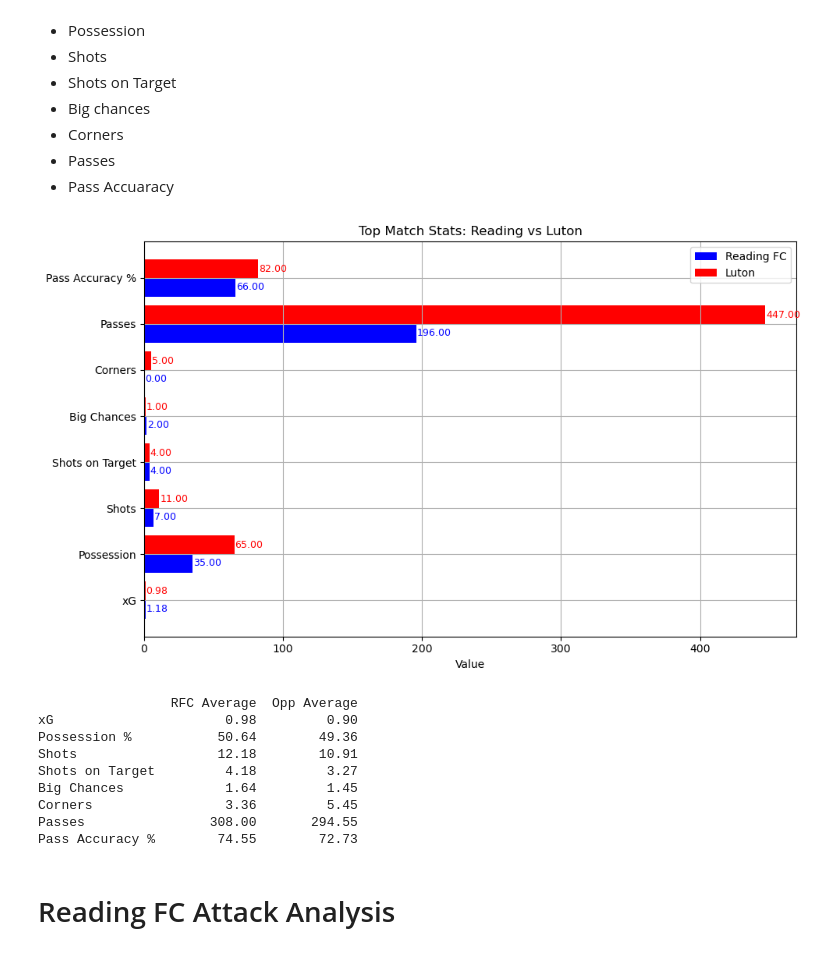
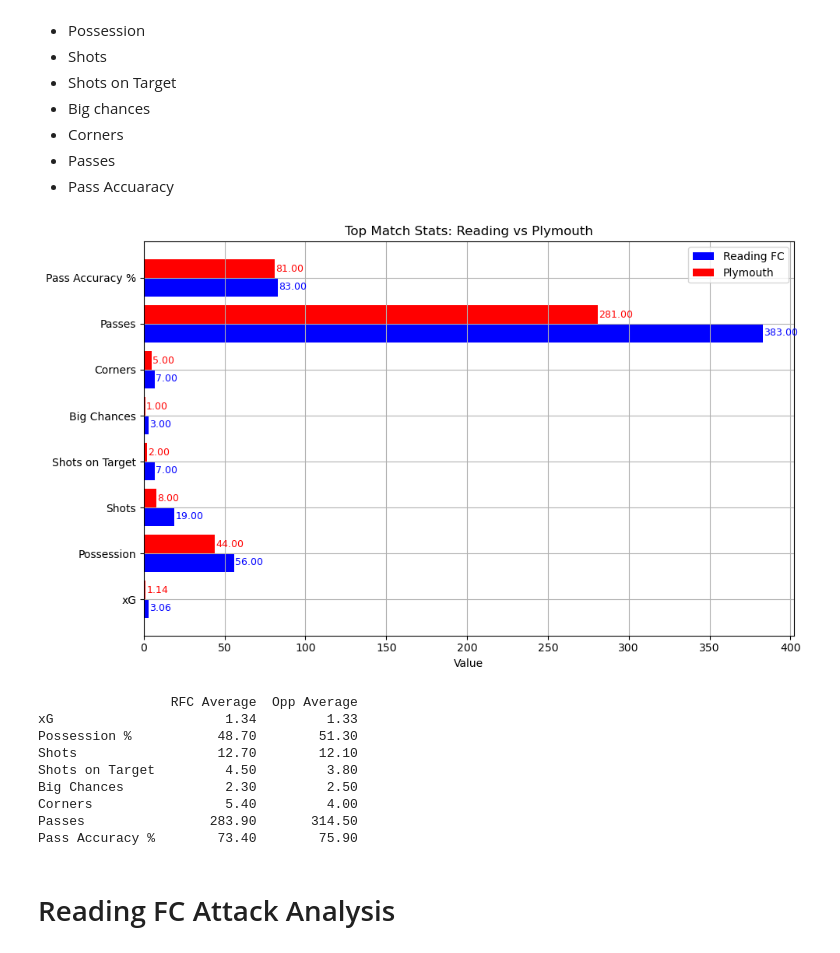
Before and after one commit to abryantgithub/Football_Analysis, a Jupyter notebook: notebooks/match-reports/Plymouth.ipynb, the cells around one changed output. Cells and saved outputs as stored; diff of their text form; code cells hidden in the pictures.

```diff
--- a/notebooks/match-reports/Plymouth.ipynb
+++ b/notebooks/match-reports/Plymouth.ipynb
@@ -22,7 +22,7 @@ import numpy as np
 df = pd.read_csv('../../data/rfc_matchdata.csv')
 
 # Filtering for correct match
-df_match = df[(df["Opponent"] == "Luton") & (df["Venue"] == "H")].reset_index(drop=True)
+df_match = df[(df["Opponent"] == "Plymouth") & (df["Venue"] == "A")].reset_index(drop=True)
 
 match = df_match.iloc[0]
 # %% [markdown]
@@ -75,7 +75,7 @@ top_stats = {
 }
 
 # Convert to DataFrame
-basic_df = pd.DataFrame(top_stats, index=['Reading FC', 'Luton']).T
+basic_df = pd.DataFrame(top_stats, index=['Reading FC', 'Plymouth']).T
 
 fig, ax = plt.subplots(figsize=(10, 6))
 bar_width = 0.4
@@ -90,41 +90,41 @@ reading_bars = ax.barh(
     color='blue'
 )
 
 # Opponent bars
 opp_bars = ax.barh(
     [i + bar_width / 2 for i in y],
-    basic_df['Luton'],
+    basic_df['Plymouth'],
     height=bar_width,
-    label='Luton',
+    label='Plymouth',
     color='red'
 )
 
 # Adding data labels
 for bar in reading_bars:
     width = bar.get_width()
     y_pos = bar.get_y() + bar.get_height() / 2
     ax.text(width + 0.5, y_pos, f'{width:.2f}', va='center', ha='left', color='blue', fontsize=9)
 
 for bar in opp_bars:
     width = bar.get_width()
     y_pos = bar.get_y() + bar.get_height() / 2
     ax.text(width + 0.5, y_pos, f'{width:.2f}', va='center', ha='left', color='red', fontsize=9)
 
 # Final formatting
 ax.set_yticks(y)
 ax.set_yticklabels(basic_df.index)
 ax.set_xlabel("Value")
-ax.set_title("Top Match Stats: Reading vs Luton")
+ax.set_title("Top Match Stats: Reading vs Plymouth")
 ax.legend()
 ax.grid(True)
 plt.tight_layout()
 plt.show()
 # %% [output]
-[figure, old version]
+[figure, new version]
 # %%
 #checking averages for either Home or Away games
 
-venue_df = df[df["Venue"] == "H"]
+venue_df = df[df["Venue"] == "A"]
 
 reading_avgs = {
     "xG": venue_df["rfc_xG"].mean(),
@@ -157,14 +157,14 @@ venue_avg_df = pd.DataFrame({
 print(venue_avg_df.round(2))
 # %% [output]
                  RFC Average  Opp Average
-xG                      0.98         0.90
-Possession %           50.64        49.36
-Shots                  12.18        10.91
-Shots on Target         4.18         3.27
-Big Chances             1.64         1.45
-Corners                 3.36         5.45
-Passes                308.00       294.55
-Pass Accuracy %        74.55        72.73
+xG                      1.34         1.33
+Possession %           48.70        51.30
+Shots                  12.70        12.10
+Shots on Target         4.50         3.80
+Big Chances             2.30         2.50
+Corners                 5.40         4.00
+Passes                283.90       314.50
+Pass Accuracy %        73.40        75.90
 # %% [markdown]
 # Reading FC Attack Analysis
 # %% [markdown]
```
Also changed, not shown: parts of 32 cells of this notebook, 2 other files.
